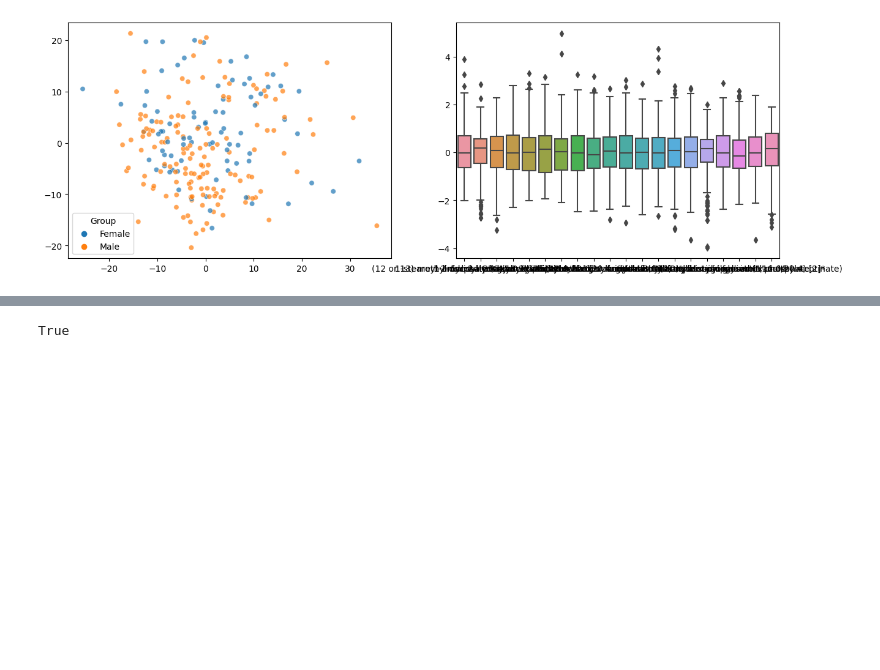
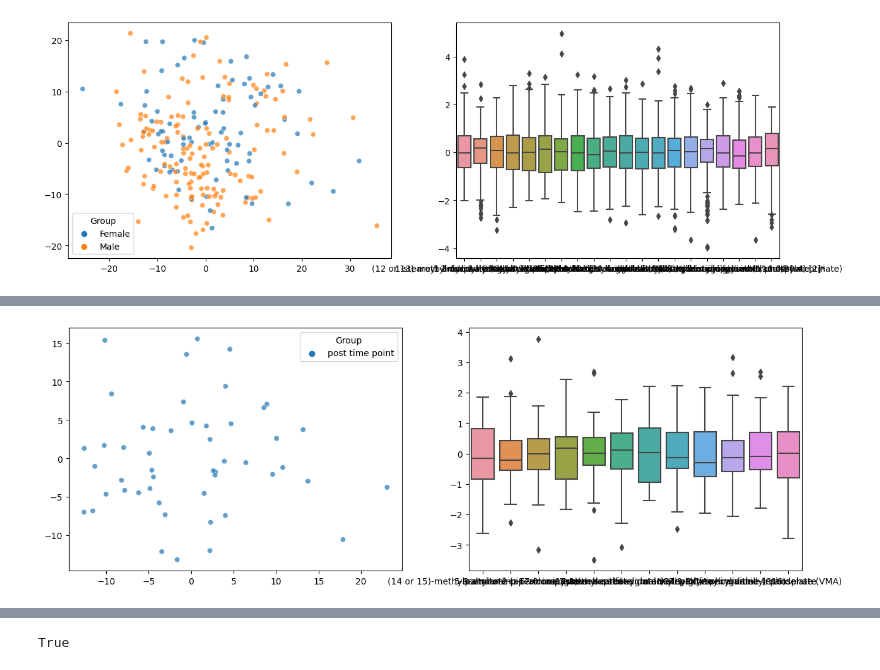
Before and after one commit to cwieder/MetHDN, a Jupyter notebook: Metabolon/scratch1.ipynb, the cells around one changed output, grey strips where cells are left out. Saved outputs shown, nothing was run; the diff lists cells and outputs as text; code cells hidden in the pictures; blank space fills up the shorter version.

```diff
--- a/Metabolon/scratch1.ipynb
+++ b/Metabolon/scratch1.ipynb
@@ -255,2 +276,6 @@ pmh_data.da_testing()
+# %%
+all_data.plot_qc()
+# %% [output]
+[figure, added]
 # %%
 import networkx as nx
```
Also changed, not shown: parts of 18 cells of this notebook.
